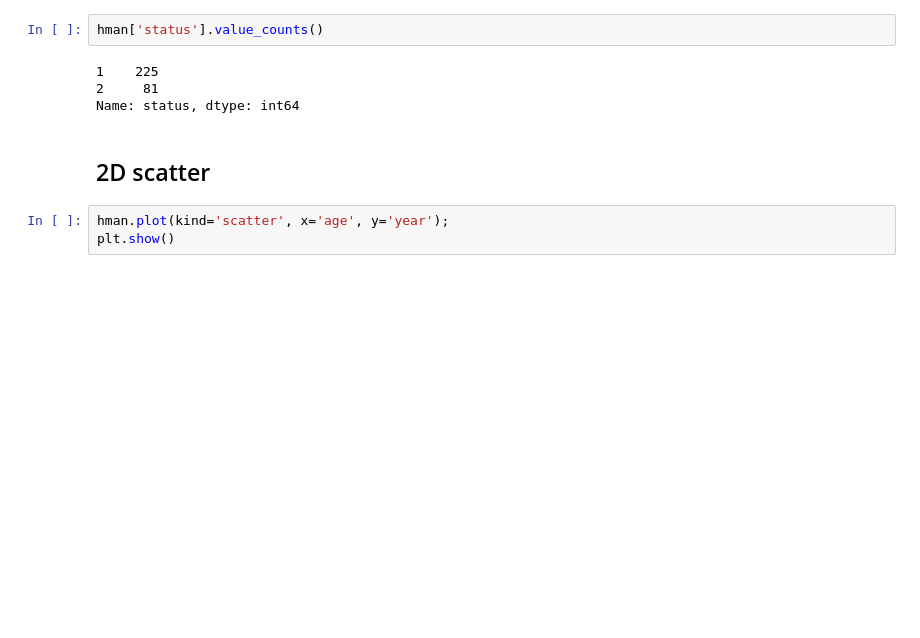
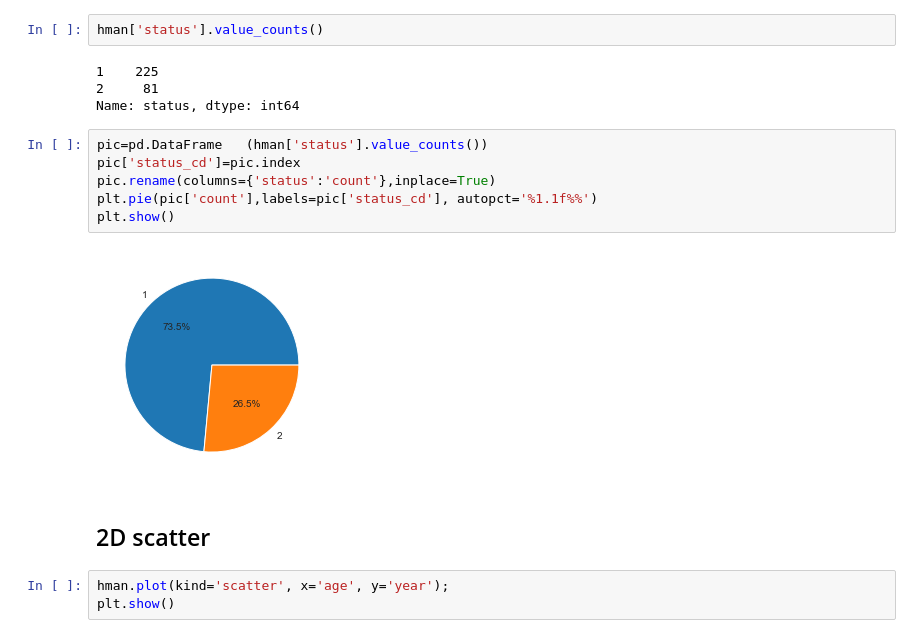
Before and after one commit to karavinashme/AppliedAI, a Jupyter notebook: Untitled.ipynb, the cells around one changed output. Cells and saved outputs as stored; diff of their text form; blank space fills up the shorter version.

```diff
--- a/Untitled.ipynb
+++ b/Untitled.ipynb
@@ -28,6 +42,14 @@ hman['status'].value_counts()
 1    225
 2     81
 Name: status, dtype: int64
+# %%
+pic=pd.DataFrame   (hman['status'].value_counts())
+pic['status_cd']=pic.index
+pic.rename(columns={'status':'count'},inplace=True)
+plt.pie(pic['count'],labels=pic['status_cd'], autopct='%1.1f%%')
+plt.show()
+# %% [output]
+[figure, added]
 # %% [markdown]
 ## 2D scatter
 # %%
```
Also changed, not shown: parts of 17 cells of this notebook, 1 other file.
